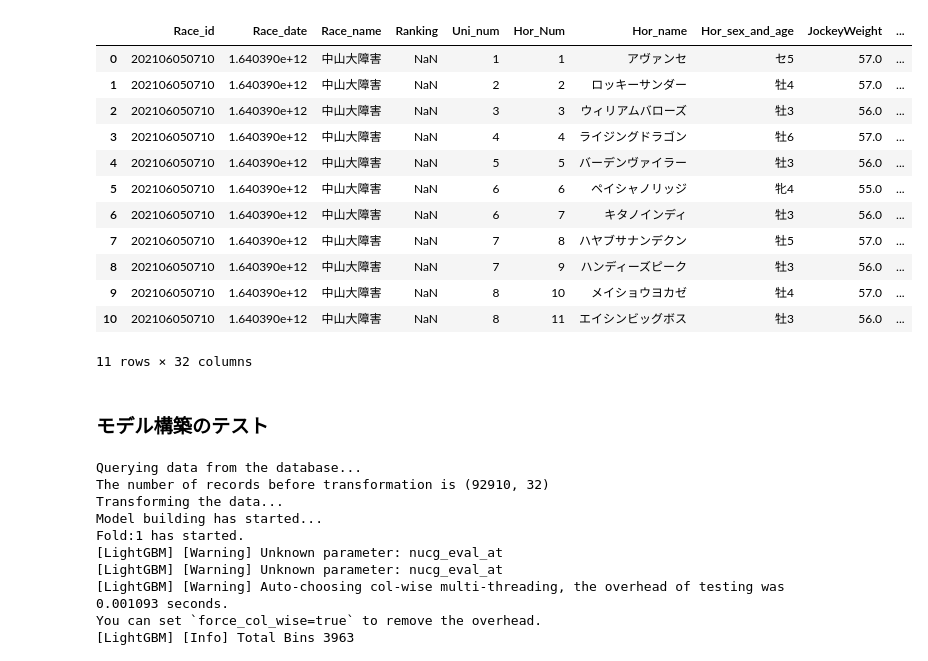
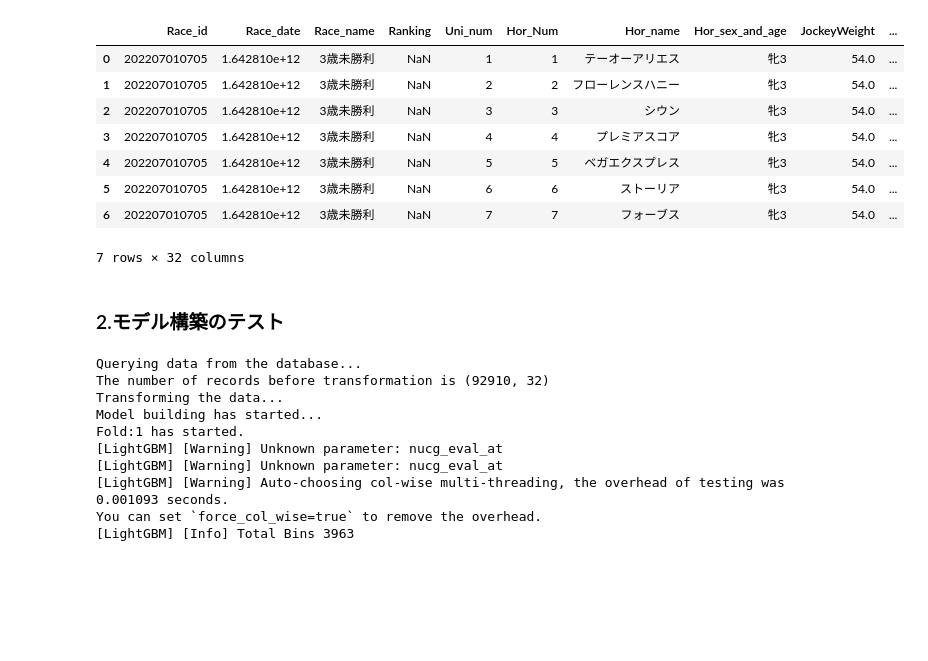
Before and after one commit to kaish-yo/fastapi-horseracepred, a Jupyter notebook: Tests.ipynb, the cells around one changed output. Drawn from its saved outputs; the diff is of its cells as text; code cells hidden in the pictures; blank space fills up the shorter version.

```diff
--- a/Tests.ipynb
+++ b/Tests.ipynb
@@ -22,23 +22,19 @@ data
 92910 rows × 32 columns
 # %%
 #予測データ
-MainData.scrape_pred(202106050710)
+MainData.scrape_pred(202207010705)
 # %% [output]
 |  | Race_id | Race_date | Race_name | Ranking | Uni_num | Hor_Num | Hor_name | Hor_sex_and_age | JockeyWeight | ... |
-| 0 | 202106050710 | 1.640390e+12 | 中山大障害 | NaN | 1 | 1 | アヴァンセ | セ5 | 57.0 | ... |
-| 1 | 202106050710 | 1.640390e+12 | 中山大障害 | NaN | 2 | 2 | ロッキーサンダー | 牡4 | 57.0 | ... |
-| 2 | 202106050710 | 1.640390e+12 | 中山大障害 | NaN | 3 | 3 | ウィリアムバローズ | 牡3 | 56.0 | ... |
-| 3 | 202106050710 | 1.640390e+12 | 中山大障害 | NaN | 4 | 4 | ライジングドラゴン | 牡6 | 57.0 | ... |
-| 4 | 202106050710 | 1.640390e+12 | 中山大障害 | NaN | 5 | 5 | バーデンヴァイラー | 牡3 | 56.0 | ... |
-| 5 | 202106050710 | 1.640390e+12 | 中山大障害 | NaN | 6 | 6 | ペイシャノリッジ | 牝4 | 55.0 | ... |
-| 6 | 202106050710 | 1.640390e+12 | 中山大障害 | NaN | 6 | 7 | キタノインディ | 牡3 | 56.0 | ... |
-| 7 | 202106050710 | 1.640390e+12 | 中山大障害 | NaN | 7 | 8 | ハヤブサナンデクン | 牡5 | 57.0 | ... |
-| 8 | 202106050710 | 1.640390e+12 | 中山大障害 | NaN | 7 | 9 | ハンディーズピーク | 牡3 | 56.0 | ... |
-| 9 | 202106050710 | 1.640390e+12 | 中山大障害 | NaN | 8 | 10 | メイショウヨカゼ | 牡4 | 57.0 | ... |
-| 10 | 202106050710 | 1.640390e+12 | 中山大障害 | NaN | 8 | 11 | エイシンビッグボス | 牡3 | 56.0 | ... |
+| 0 | 202207010705 | 1.642810e+12 | 3歳未勝利 | NaN | 1 | 1 | テーオーアリエス | 牝3 | 54.0 | ... |
+| 1 | 202207010705 | 1.642810e+12 | 3歳未勝利 | NaN | 2 | 2 | フローレンスハニー | 牝3 | 54.0 | ... |
+| 2 | 202207010705 | 1.642810e+12 | 3歳未勝利 | NaN | 3 | 3 | シウン | 牝3 | 54.0 | ... |
+| 3 | 202207010705 | 1.642810e+12 | 3歳未勝利 | NaN | 4 | 4 | プレミアスコア | 牝3 | 54.0 | ... |
+| 4 | 202207010705 | 1.642810e+12 | 3歳未勝利 | NaN | 5 | 5 | ベガエクスプレス | 牝3 | 54.0 | ... |
+| 5 | 202207010705 | 1.642810e+12 | 3歳未勝利 | NaN | 6 | 6 | ストーリア | 牝3 | 54.0 | ... |
+| 6 | 202207010705 | 1.642810e+12 | 3歳未勝利 | NaN | 7 | 7 | フォーブス | 牝3 | 54.0 | ... |
-11 rows × 32 columns
+7 rows × 32 columns
 # %% [markdown]
-### モデル構築のテスト
+### 2.モデル構築のテスト
 # %%
 ##モデル構築のテスト
 MainData.create_model()
```
Also changed, not shown: parts of 5 cells of this notebook, 3 other files.
